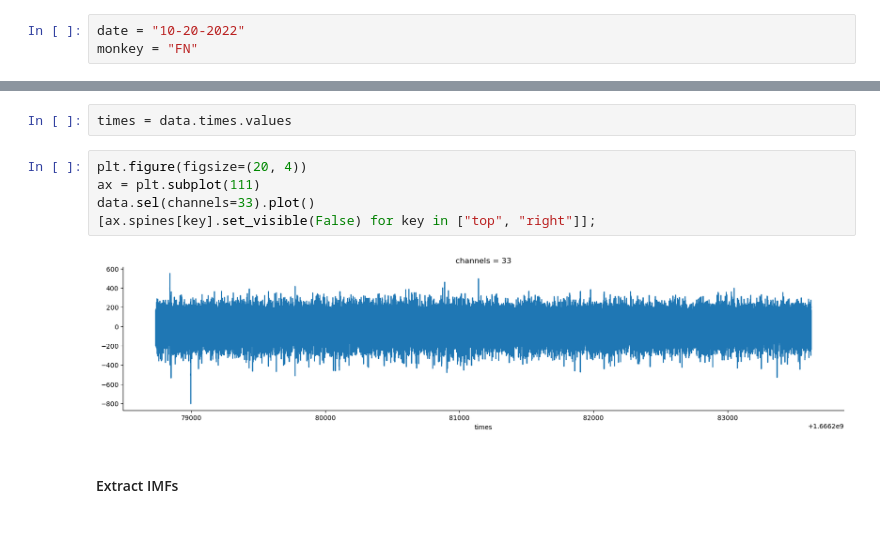
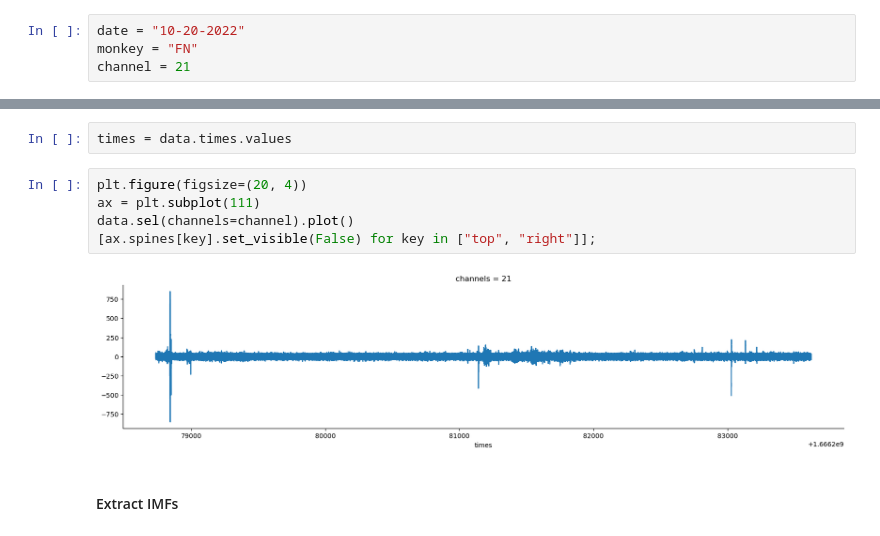
Before and after one commit to ViniciusLima94/vanderbilt, a Jupyter notebook: notebooks/2_Empirical_Mode_Decomposition.ipynb, the cells around one changed output, grey strips where cells are left out. Drawn from its saved outputs; the diff is of its cells as text.

```diff
--- a/notebooks/2_Empirical_Mode_Decomposition.ipynb
+++ b/notebooks/2_Empirical_Mode_Decomposition.ipynb
@@ -32,6 +33,7 @@ To enable the following instructions: AVX2 AVX512F AVX512_VNNI FMA, in other ope
 # %%
 date = "10-20-2022"
 monkey = "FN"
+channel = 21
 # %%
 filepath = os.path.expanduser(f"~/funcog/HoffmanData/{monkey}/{date}/aHPC_B_cnct.nc")
 # %%
@@ -52,10 +54,10 @@ times = data.times.values
 # %%
 plt.figure(figsize=(20, 4))
 ax = plt.subplot(111)
-data.sel(channels=33).plot()
+data.sel(channels=channel).plot()
 [ax.spines[key].set_visible(False) for key in ["top", "right"]];
 # %% [output]
-[figure, old version]
+[figure, new version]
 # %% [markdown]
 #### Extract IMFs
 # %%
```
Also changed, not shown: parts of 31 cells of this notebook, 6 other files.
